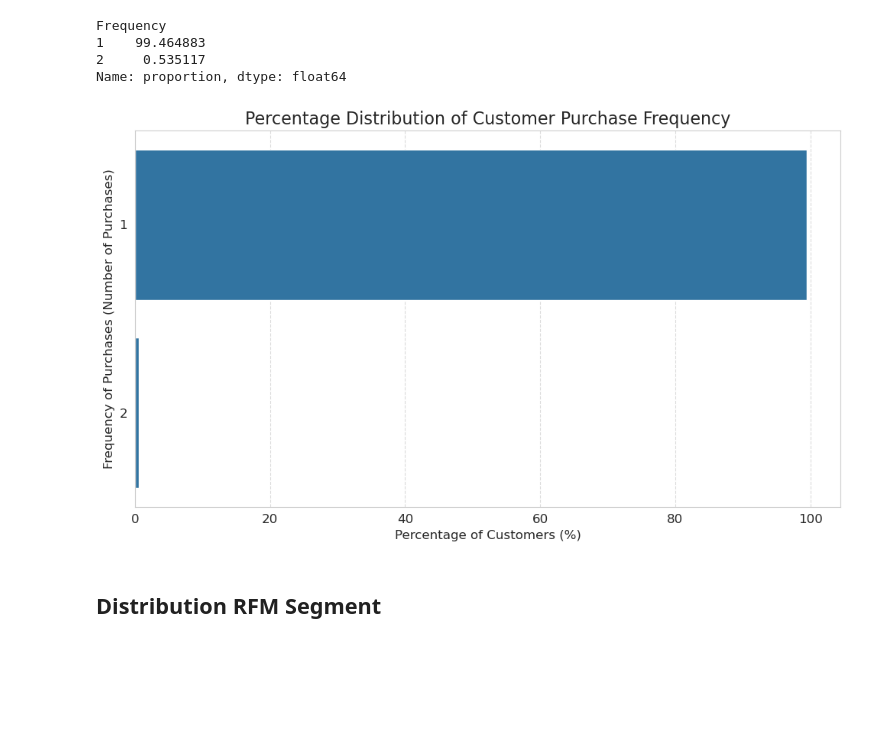
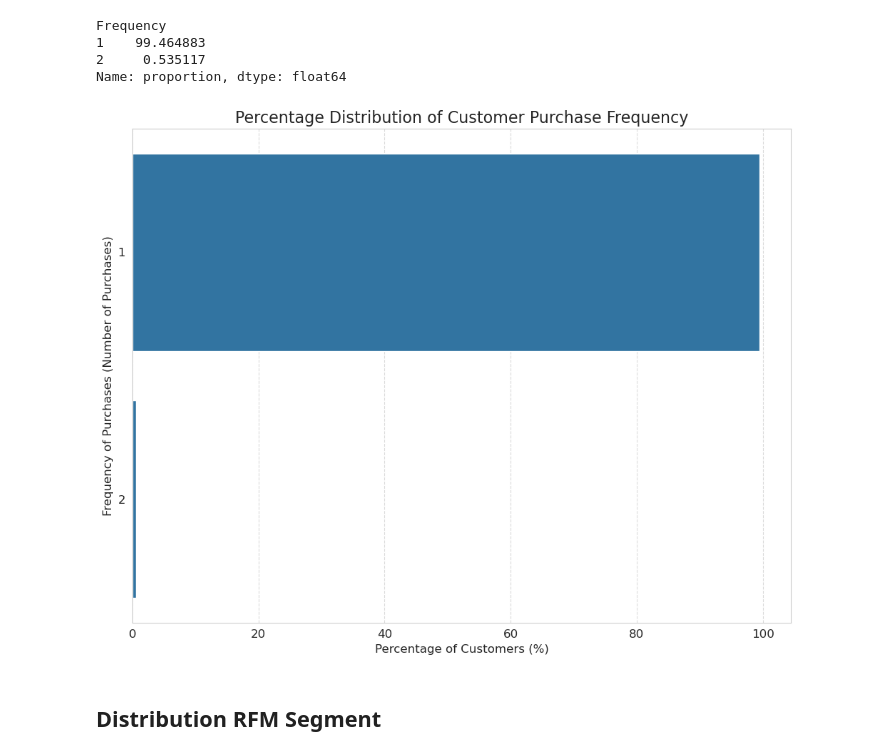
Before and after one commit to RizkiRdm/Olist-E-commerce-Performance-Analysis, a Jupyter notebook: notebooks/customer_analysis.ipynb, the cells around one changed output. Cells and saved outputs as stored; diff of their text form; code cells hidden in the pictures; blank space fills up the shorter version.

```diff
--- a/notebooks/customer_analysis.ipynb
+++ b/notebooks/customer_analysis.ipynb
@@ -80,19 +87,20 @@ Name: proportion, dtype: float64
 frequency_distribution = ecom_data_df["Frequency"].value_counts(normalize=True) * 100
 frequency_distribution = frequency_distribution.sort_values(ascending=False)
 # %%
+plt.figure(figsize=(10, 8))
 sns.barplot(
     x=frequency_distribution.values,
     y=frequency_distribution.index.astype(str),
 )
 plt.title("Percentage Distribution of Customer Purchase Frequency", fontsize=16)
 plt.xlabel("Percentage of Customers (%)", fontsize=12)
 plt.ylabel("Frequency of Purchases (Number of Purchases)", fontsize=12)
 
 plt.grid(axis="x", linestyle="--", alpha=0.7)
 plt.tight_layout()
 plt.show()
 # %% [output]
-[figure, old version]
+[figure, new version]
 # %% [markdown]
 ## Distribution RFM Segment
 # %%
```
Also changed, not shown: parts of 6 cells of this notebook, 9 other files.
